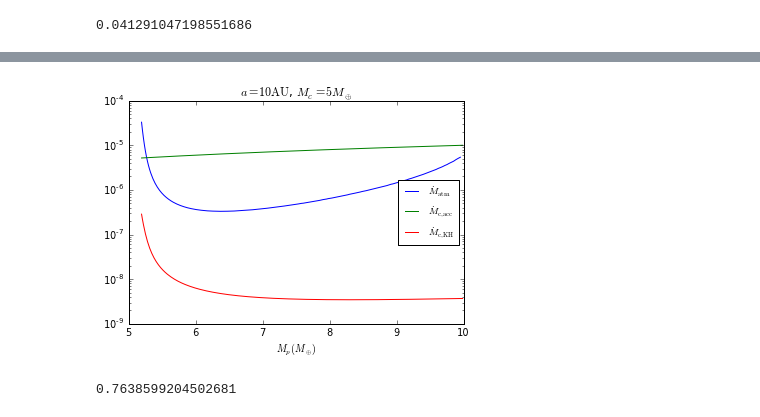
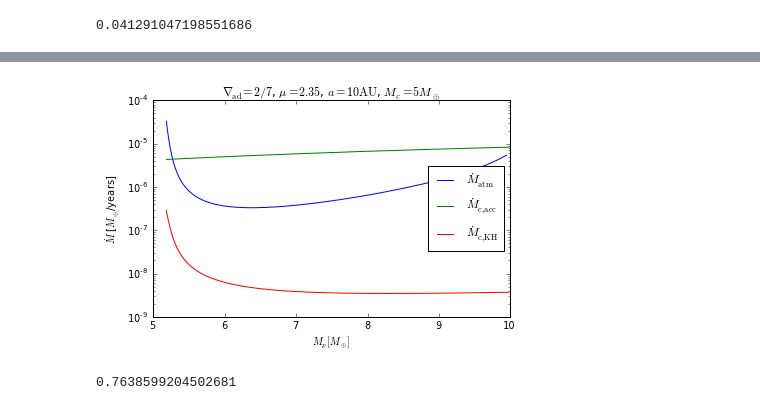
Before and after one commit to apiso/core_accretion, a Jupyter notebook: python/RadSGPoly/Lacc_comparison.ipynb, the cells around one changed output, grey strips where cells are left out. Cells and saved outputs as stored; diff of their text form; code cells hidden in the pictures.

Commit message:
added newer version of Aspen poster (+ corresponding plots and scripts)
also modified userpath for my mac (new repo in different folder)

```diff
--- a/python/RadSGPoly/Lacc_comparison.ipynb
+++ b/python/RadSGPoly/Lacc_comparison.ipynb
@@ -148,20 +151,22 @@ plt.savefig(userpath + '/figs/ModelAtmospheres/RadSelfGravPoly/' + filename)
 [figure]
 # %%
-T = 10**6 * (365 * 24 * 3600)
+T = 1.2 * 10**6 * (365 * 24 * 3600)
 Mcdot10_2 = MB10 * Me / T
 # %%
 filename = 'acc_rates_poster.pdf'
 
 plt.semilogy(MB10[:-1], Matmdot10 / (Me / (365 * 24 * 3600)), label = r'$\dot{M}_{\mathrm{atm}}$')
 plt.semilogy(MB10, Mcdot10_2 / (Me / (365 * 24 * 3600)), label = r'$\dot{M}_{\mathrm{c,acc}}$')
 plt.semilogy(MB10, Mcdot10 / (Me / (365 * 24 * 3600)), label = r'$\dot{M}_{\mathrm{c, KH}}$')
-plt.title(r'$a=10 \mathrm{AU}$, $M_c=5 M_{\oplus}$')
-plt.legend(loc = 5, prop = {'size':9.5})
-plt.xlabel(r'$M_p(M_{\oplus})$')
+plt.title(r'$\nabla_{\mathrm{ad}}=2/7$, $\mu=2.35$, $a=10\mathrm{AU}$, $M_c=5 M_{\oplus}$')
+plt.legend(loc = 5, prop = {'size':12})
+plt.xlabel(r'$M_p[M_{\oplus}]$')
+plt.ylabel(r'$\dot{M}$ [$M_{\oplus}$/years]')
+plt.tight_layout()
 
-plt.savefig(userpath + '/figs/ModelAtmospheres/RadSelfGravPoly/' + filename)
+#plt.savefig(userpath + '/figs/ModelAtmospheres/RadSelfGravPoly/' + filename)
 # %% [output]
-[figure, old version]
+[figure, new version]
 # %%
 tacc10 = G * Mc**2 / (param10.L * rc)
 tacc100 = G * Mc**2 / (param100.L * rc)
```
Also changed, not shown: parts of 5 cells of this notebook, 7 other files.
